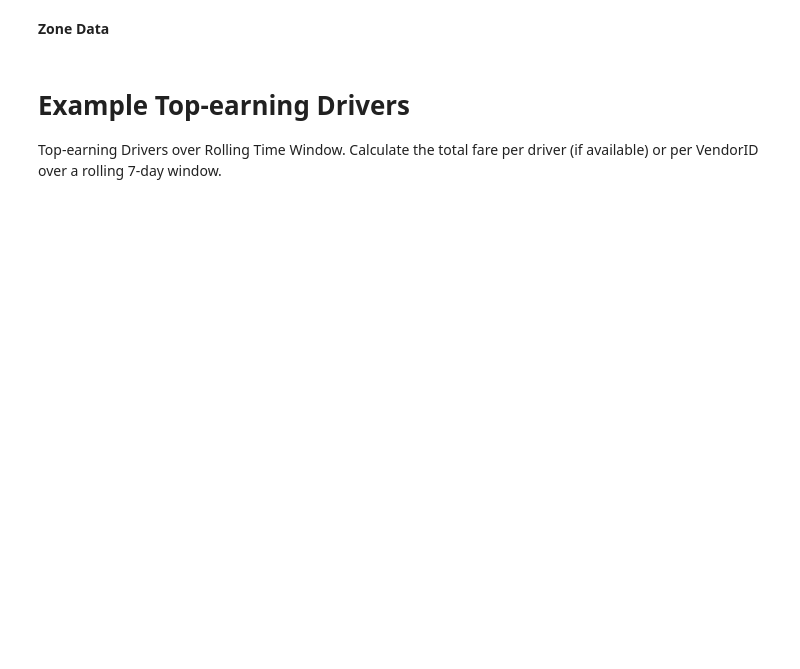
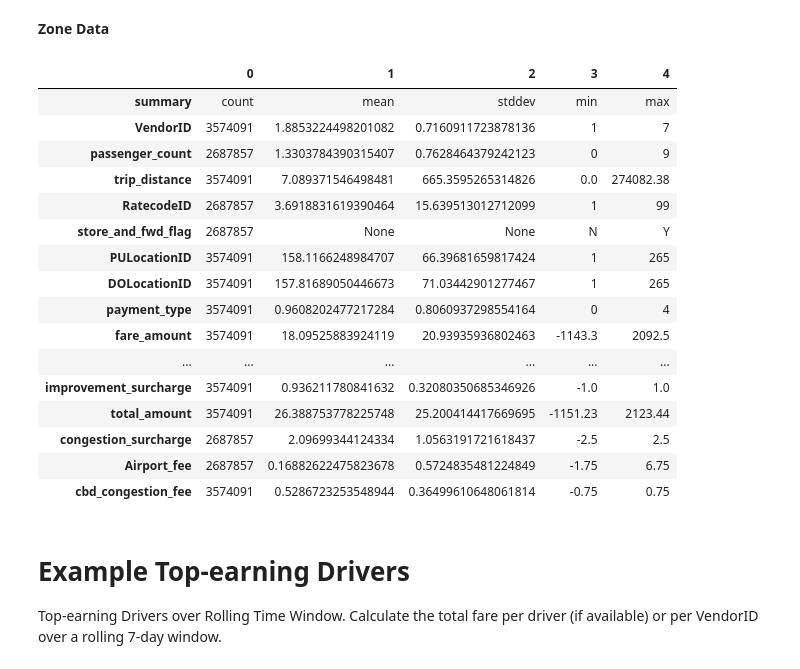
Before and after one commit to molnarai/SpecialTopicsInAnalytics, a Jupyter notebook: apache_spark/spark_project/NYC-Taxi.ipynb, the cells around one changed output. Cells and saved outputs as stored; diff of their text form; code cells hidden in the pictures; blank space fills up the shorter version.

```diff
--- a/apache_spark/spark_project/NYC-Taxi.ipynb
+++ b/apache_spark/spark_project/NYC-Taxi.ipynb
@@ -151,6 +161,26 @@ zone_df.cache()
 N_zone = zone_df.count()
 print(f"Number of zones: {N_zone:,}")
 zone_df.limit(10).toPandas()
+# %%
+trip_df.describe().toPandas().T
+# %% [output]
+|  | 0 | 1 | 2 | 3 | 4 |
+| summary | count | mean | stddev | min | max |
+| VendorID | 3574091 | 1.8853224498201082 | 0.7160911723878136 | 1 | 7 |
+| passenger_count | 2687857 | 1.3303784390315407 | 0.7628464379242123 | 0 | 9 |
+| trip_distance | 3574091 | 7.089371546498481 | 665.3595265314826 | 0.0 | 274082.38 |
+| RatecodeID | 2687857 | 3.6918831619390464 | 15.639513012712099 | 1 | 99 |
+| store_and_fwd_flag | 2687857 | None | None | N | Y |
+| PULocationID | 3574091 | 158.1166248984707 | 66.39681659817424 | 1 | 265 |
+| DOLocationID | 3574091 | 157.81689050446673 | 71.03442901277467 | 1 | 265 |
+| payment_type | 3574091 | 0.9608202477217284 | 0.8060937298554164 | 0 | 4 |
+| fare_amount | 3574091 | 18.09525883924119 | 20.93935936802463 | -1143.3 | 2092.5 |
+| ... | ... | ... | ... | ... | ... |
+| improvement_surcharge | 3574091 | 0.936211780841632 | 0.32080350685346926 | -1.0 | 1.0 |
+| total_amount | 3574091 | 26.388753778225748 | 25.200414417669695 | -1151.23 | 2123.44 |
+| congestion_surcharge | 2687857 | 2.09699344124334 | 1.0563191721618437 | -2.5 | 2.5 |
+| Airport_fee | 2687857 | 0.16882622475823678 | 0.5724835481224849 | -1.75 | 6.75 |
+| cbd_congestion_fee | 3574091 | 0.5286723253548944 | 0.36499610648061814 | -0.75 | 0.75 |
 # %% [markdown]
 # Example Top-earning Drivers
 Top-earning Drivers over Rolling Time Window. Calculate the total fare per driver (if available) or per VendorID over a rolling 7-day window.
```
Also changed, not shown: parts of 19 cells of this notebook, 1 other file.
